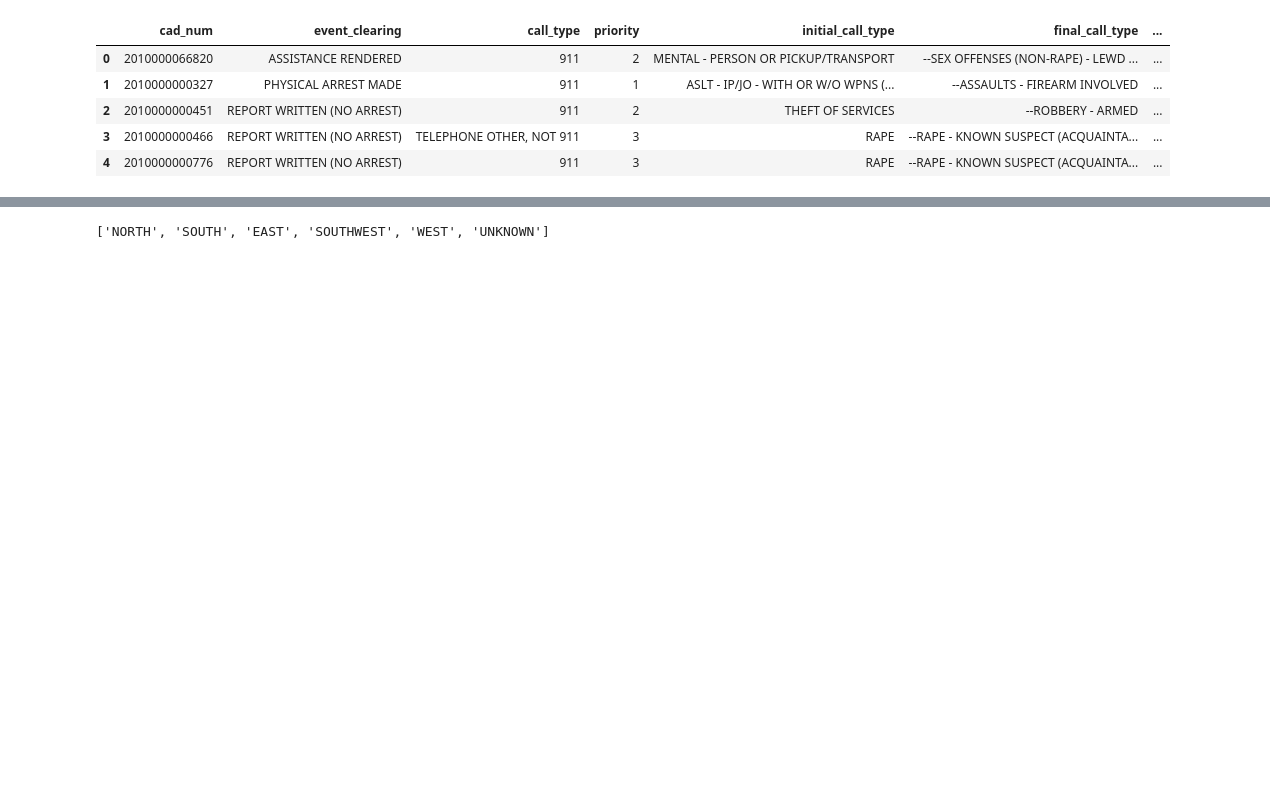
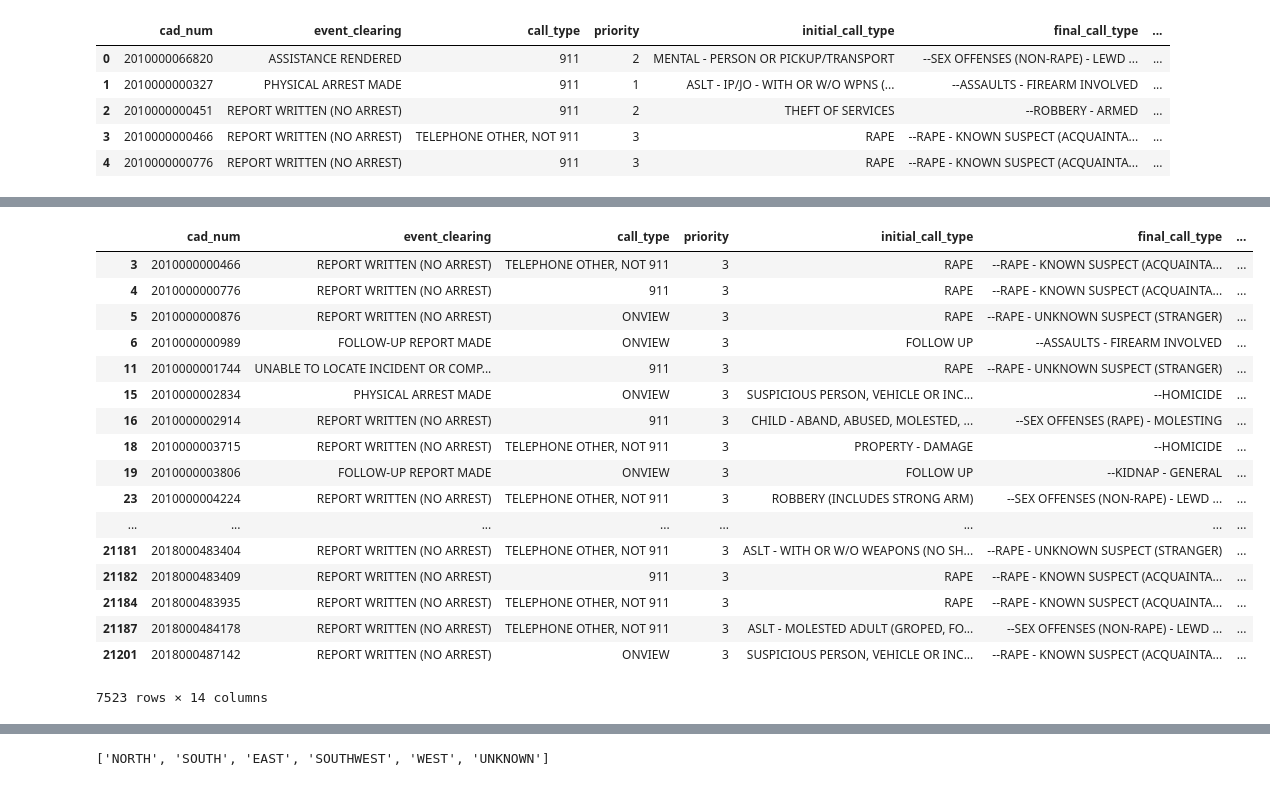
Before and after one commit to teacupwoozy/spd_notebook_archive, a Jupyter notebook: spd_notebook/2010-2018_sexcrimes_violentcrimes.ipynb, the cells around one changed output, grey strips where cells are left out. Saved outputs shown, nothing was run; the diff lists cells and outputs as text; code cells hidden in the pictures; blank space fills up the shorter version.

```diff
--- a/spd_notebook/2010-2018_sexcrimes_violentcrimes.ipynb
+++ b/spd_notebook/2010-2018_sexcrimes_violentcrimes.ipynb
@@ -70,0 +106,25 @@ dtype: int64
+# %%
+# Trying to get at comparison of non-IP non-sex-assault violent crimes vs sexual-assaults that were reffered to TRU
+# Show details of CFS for ASSAULTS - FIREARM
+
+priority3 = data[data.priority == 3]
+priority3
+# %% [output]
+|  | cad_num | event_clearing | call_type | priority | initial_call_type | final_call_type | ... |
+| 3 | 2010000000466 | REPORT WRITTEN (NO ARREST) | TELEPHONE OTHER, NOT 911 | 3 | RAPE | --RAPE - KNOWN SUSPECT (ACQUAINTA... | ... |
+| 4 | 2010000000776 | REPORT WRITTEN (NO ARREST) | 911 | 3 | RAPE | --RAPE - KNOWN SUSPECT (ACQUAINTA... | ... |
+| 5 | 2010000000876 | REPORT WRITTEN (NO ARREST) | ONVIEW | 3 | RAPE | --RAPE - UNKNOWN SUSPECT (STRANGER) | ... |
+| 6 | 2010000000989 | FOLLOW-UP REPORT MADE | ONVIEW | 3 | FOLLOW UP | --ASSAULTS - FIREARM INVOLVED | ... |
+| 11 | 2010000001744 | UNABLE TO LOCATE INCIDENT OR COMP... | 911 | 3 | RAPE | --RAPE - UNKNOWN SUSPECT (STRANGER) | ... |
+| 15 | 2010000002834 | PHYSICAL ARREST MADE | ONVIEW | 3 | SUSPICIOUS PERSON, VEHICLE OR INC... | --HOMICIDE | ... |
+| 16 | 2010000002914 | REPORT WRITTEN (NO ARREST) | 911 | 3 | CHILD - ABAND, ABUSED, MOLESTED, ... | --SEX OFFENSES (RAPE) - MOLESTING | ... |
+| 18 | 2010000003715 | REPORT WRITTEN (NO ARREST) | TELEPHONE OTHER, NOT 911 | 3 | PROPERTY - DAMAGE | --HOMICIDE | ... |
+| 19 | 2010000003806 | FOLLOW-UP REPORT MADE | ONVIEW | 3 | FOLLOW UP | --KIDNAP - GENERAL | ... |
+| 23 | 2010000004224 | REPORT WRITTEN (NO ARREST) | TELEPHONE OTHER, NOT 911 | 3 | ROBBERY (INCLUDES STRONG ARM) | --SEX OFFENSES (NON-RAPE) - LEWD ... | ... |
+| ... | ... | ... | ... | ... | ... | ... | ... |
+| 21181 | 2018000483404 | REPORT WRITTEN (NO ARREST) | TELEPHONE OTHER, NOT 911 | 3 | ASLT - WITH OR W/O WEAPONS (NO SH... | --RAPE - UNKNOWN SUSPECT (STRANGER) | ... |
+| 21182 | 2018000483409 | REPORT WRITTEN (NO ARREST) | 911 | 3 | RAPE | --RAPE - KNOWN SUSPECT (ACQUAINTA... | ... |
+| 21184 | 2018000483935 | REPORT WRITTEN (NO ARREST) | TELEPHONE OTHER, NOT 911 | 3 | RAPE | --RAPE - KNOWN SUSPECT (ACQUAINTA... | ... |
+| 21187 | 2018000484178 | REPORT WRITTEN (NO ARREST) | TELEPHONE OTHER, NOT 911 | 3 | ASLT - MOLESTED ADULT (GROPED, FO... | --SEX OFFENSES (NON-RAPE) - LEWD ... | ... |
+| 21201 | 2018000487142 | REPORT WRITTEN (NO ARREST) | ONVIEW | 3 | SUSPICIOUS PERSON, VEHICLE OR INC... | --RAPE - KNOWN SUSPECT (ACQUAINTA... | ... |
+7523 rows × 14 columns
```
Also changed, not shown: parts of 25 cells of this notebook.
